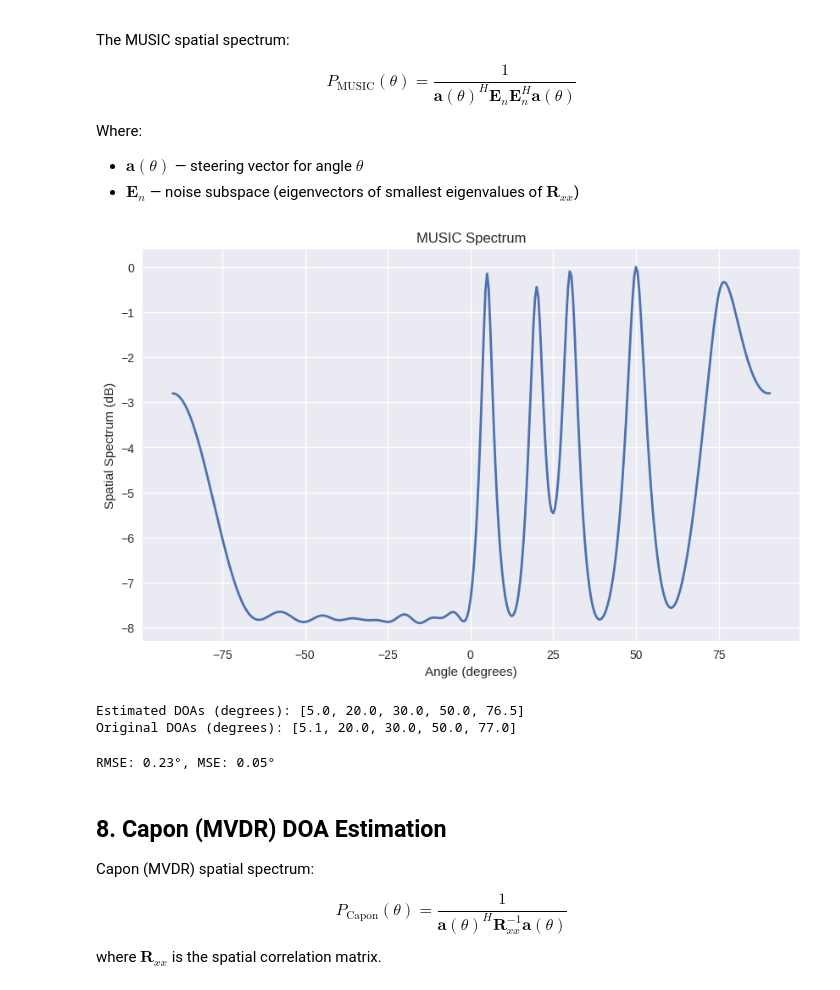
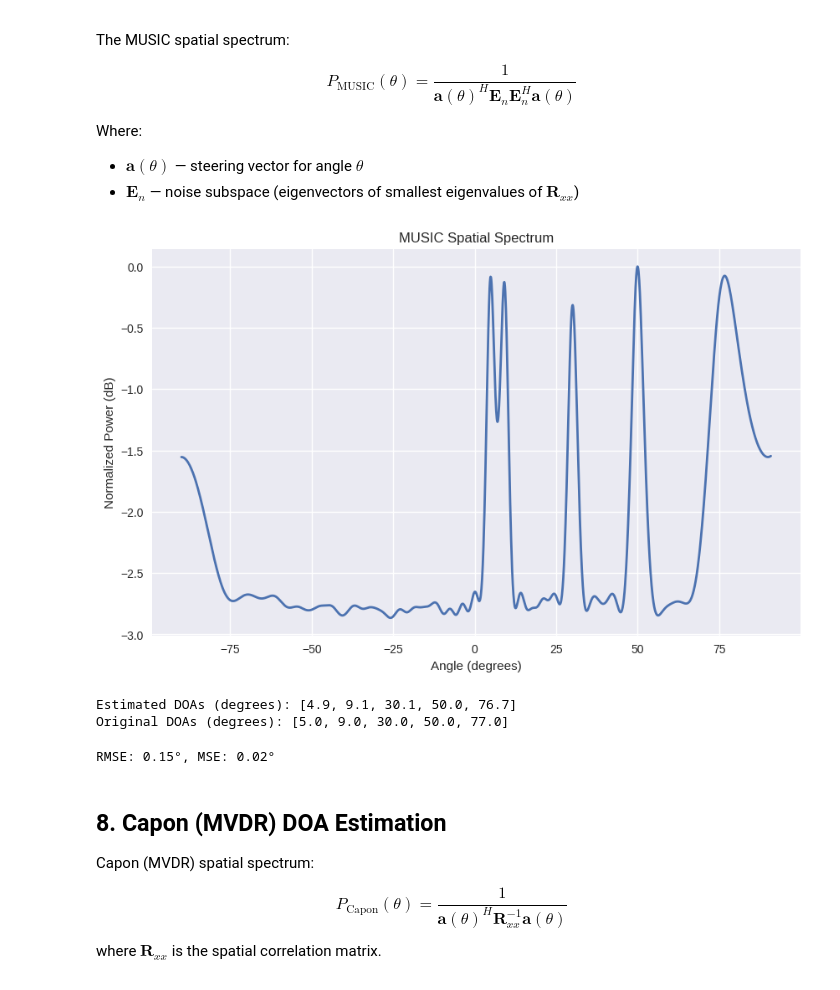
Before and after one commit to sazidshahjada/ArraySignalProcessing, a Jupyter notebook: ula_doa_simulation.ipynb, the cells around one changed output. Cells and saved outputs as stored; diff of their text form; code cells hidden in the pictures.

Commit message:
doa with music and capon

```diff
--- a/ula_doa_simulation.ipynb
+++ b/ula_doa_simulation.ipynb
@@ -41,16 +41,16 @@ $$
 ## **3. Parameters**
 # %%
 # Array and signal parameters
-M = 16 # Number of sensors
+M = 32 # Number of sensors
 d = 0.5 # Sensor spacing (wavelengths)
-angles = np.array([5.1, 20, 30, 50, 77]) # Source DOAs (degrees)
+angles = np.array([5.0, 9.0, 30.0, 50.0, 77.0]) # Source DOAs (degrees)
 num_sources = len(angles)
 
 fs = 1000 # Sampling frequency
 duration = 1 # Duration (seconds)
 t = np.linspace(0, duration, int(fs*duration))  # Time vector
 
-SNR_dB = 1 # Desired SNR at array (dB)
+SNR_dB = -5 # Desired SNR at array (dB)
 
 print(f"Number of sensors: {M}, Number of sources: {num_sources}, SNR: {SNR_dB} dB")
 # %% [output]
@@ -186,7 +186,7 @@ Where:
 - $\mathbf{E}_n$ — noise subspace (eigenvectors of smallest eigenvalues of $\mathbf{R}_{xx}$)
 # %%
 # Function for MUSIC DOA Estimation
-def music_doa_estimation(X, num_sources, d=0.5, scan_angles=np.arange(-90, 91, 0.2)):
+def music_doa_estimation(X, num_sources, d=0.5, scan_angles=np.arange(-90, 91, 0.1)):
     M, N = X.shape
     Rxx = (X @ X.conj().T) / N
     eigvals, eigvecs = np.linalg.eigh(Rxx)  # eigh for Hermitian
@@ -204,7 +204,7 @@ def music_doa_estimation(X, num_sources, d=0.5, scan_angles=np.arange(-90, 91, 0
     return np.array(scan_angles), np.array(P_music)
 
 # Snapshot-Averaged MUSIC Estimation
-def snapshot_averaged_music(X, num_sources, N_snapshots=5, scan_angles=np.arange(-90, 91, 0.5)):
+def snapshot_averaged_music(X, num_sources, N_snapshots=5, scan_angles=np.arange(-90, 91, 0.1)):
     M, total_samples = X.shape
     P_avg = None
     for n in range(N_snapshots):
@@ -221,20 +221,30 @@ def snapshot_averaged_music(X, num_sources, N_snapshots=5, scan_angles=np.arange
 # %%
 scan_angles, P_music_avg = snapshot_averaged_music(X, num_sources, N_snapshots=50)
 
 # Plot MUSIC Spectrum
 plt.figure(figsize=(10,6))
 plt.plot(scan_angles, 10*np.log10(P_music_avg/np.max(P_music_avg)), linewidth=2)
-plt.title("MUSIC Spectrum")
+plt.title("MUSIC Spatial Spectrum")
 plt.xlabel("Angle (degrees)")
-plt.ylabel("Spatial Spectrum (dB)")
+plt.ylabel("Normalized Power (dB)")
 plt.grid(True)
 plt.show()
 # %% [output]
-[figure, old version]
+[figure, new version]
 # %%
 # Find peaks
-peaks, _ = find_peaks(P_music_avg, height=np.max(P_music_avg)*0.5, distance=5)
+peaks, properties = find_peaks(
+    P_music_avg,
+    height=np.mean(P_music_avg) + 2 * np.std(P_music_avg),  # Adaptive threshold
+    prominence=0.2 * np.max(P_music_avg),  # Significant peaks
+    distance=20,  # 2° separation
+)
 estimated_DOAs = scan_angles[peaks]
+
+# Handle missed detections by checking lengths
+if len(estimated_DOAs) < len(angles):
+    estimated_DOAs = np.append(estimated_DOAs, [0]*(len(angles) - len(estimated_DOAs)))
+    print("Warning: Some DOAs were not detected; added zeros for missed detections.")
 
 # Convert to floats and sort
 estimated_DOAs_clean = [float(np.round(angle,2)) for angle in estimated_DOAs]
@@ -243,15 +253,21 @@ original_DOAs_clean = [float(angle) for angle in angles]
 print("Estimated DOAs (degrees):", sorted(estimated_DOAs_clean))
 print("Original DOAs (degrees):", sorted(original_DOAs_clean))
 # %% [output]
-Estimated DOAs (degrees): [5.0, 20.0, 30.0, 50.0, 76.5]
-Original DOAs (degrees): [5.1, 20.0, 30.0, 50.0, 77.0]
+Estimated DOAs (degrees): [4.9, 9.1, 30.1, 50.0, 76.7]
+Original DOAs (degrees): [5.0, 9.0, 30.0, 50.0, 77.0]
 # %%
-# Compute RMSE / MSE
-rmse = np.sqrt(np.mean((np.sort(estimated_DOAs_clean) - np.sort(original_DOAs_clean))**2))
-mse = np.mean((np.sort(estimated_DOAs_clean) - np.sort(original_DOAs_clean))**2)
-print(f"RMSE: {rmse:.2f}°, MSE: {mse:.2f}°")
+def calculate_rmse_mse(estimated_DOAs_clean, original_DOAs_clean):
+    try:
+        # Compute RMSE / MSE
+        rmse = np.sqrt(np.mean((np.sort(estimated_DOAs_clean) - np.sort(original_DOAs_clean))**2))
+        mse = np.mean((np.sort(estimated_DOAs_clean) - np.sort(original_DOAs_clean))**2)
+        print(f"RMSE: {rmse:.2f}°, MSE: {mse:.2f}°")
+    except ValueError:
+        print("Error in RMSE/MSE calculation: Mismatched number of estimated and original DOAs.")
-# %% [output]
-RMSE: 0.23°, MSE: 0.05°
+# %%
+calculate_rmse_mse(estimated_DOAs_clean, original_DOAs_clean)
+# %% [output]
+RMSE: 0.15°, MSE: 0.02°
 # %% [markdown]
 ## **8. Capon (MVDR) DOA Estimation**
 
```
Also changed, not shown: parts of 11 cells of this notebook.
